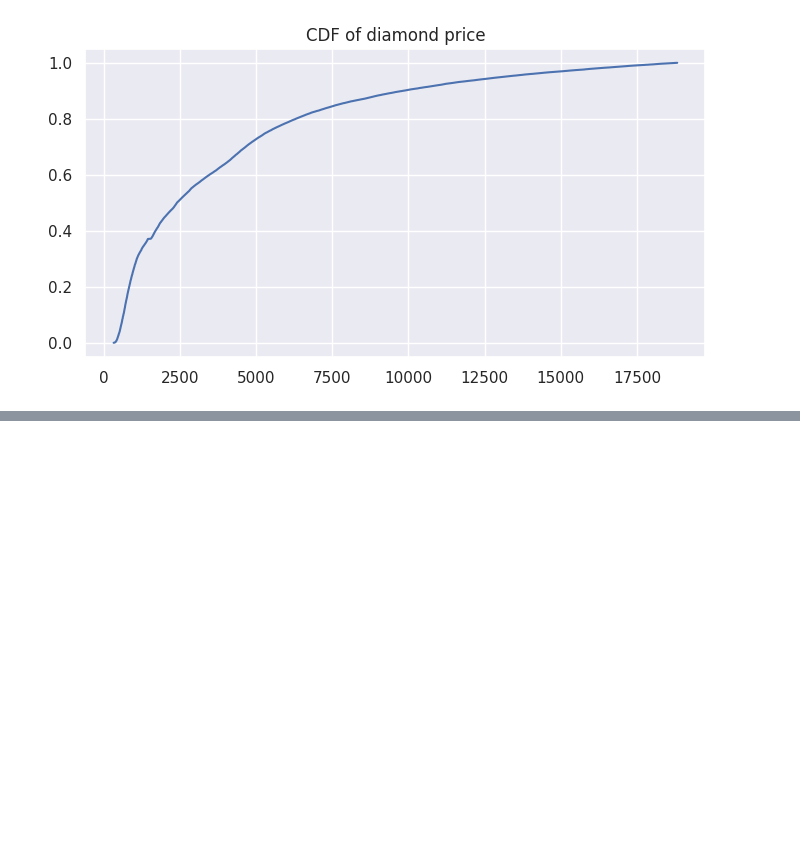
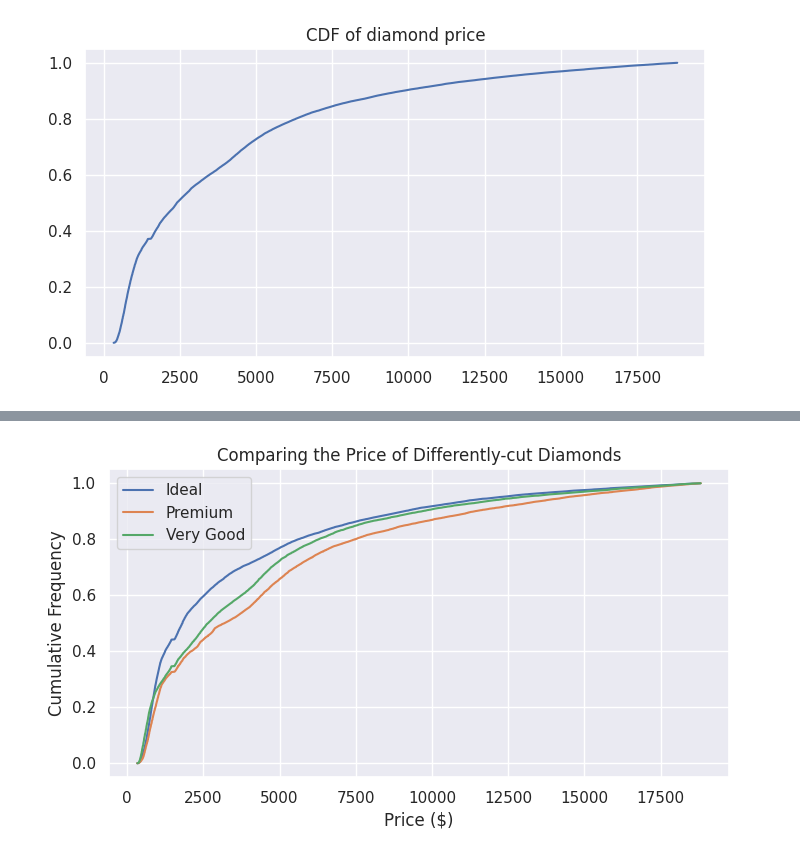
Before and after one commit to MAyub114/distribution_plots, a Jupyter notebook: data/distribution_plots.ipynb, the cells around one changed output, grey strips where cells are left out. Saved outputs shown, nothing was run; the diff lists cells and outputs as text; code cells hidden in the pictures; blank space fills up the shorter version.

```diff
--- a/data/distribution_plots.ipynb
+++ b/data/distribution_plots.ipynb
@@ -193,0 +203,25 @@ plt.show();
+# %%
+def comparison_cdf_plot(data, target, feature):
+    def calculate_cdf(category):
+        mask = data[feature] == category
+        return Cdf.from_seq(data[mask][target])
+
+    ideal_cdf = calculate_cdf(category='Ideal')
+    premium_cdf = calculate_cdf(category='Premium')
+    very_good_cdf = calculate_cdf(category='Very Good')
+
+    # Plot each cut category (ideal, premium, very good)
+    fig, ax = plt.subplots(figsize=(8, 4))
+    ax.plot(ideal_cdf)
+    ax.plot(premium_cdf)
+    ax.plot(very_good_cdf)
+
+    ax.set(title='Comparing the Price of Differently-cut Diamonds',
+        xlabel='Price ($)',
+        ylabel='Cumulative Frequency')
+    plt.legend(['Ideal', 'Premium', 'Very Good'])
+    plt.show();
+# %%
+comparison_cdf_plot(data=diamonds, target='price', feature='cut')
+# %% [output]
+[figure, added]
```
Also changed, not shown: parts of 1 cell of this notebook.
